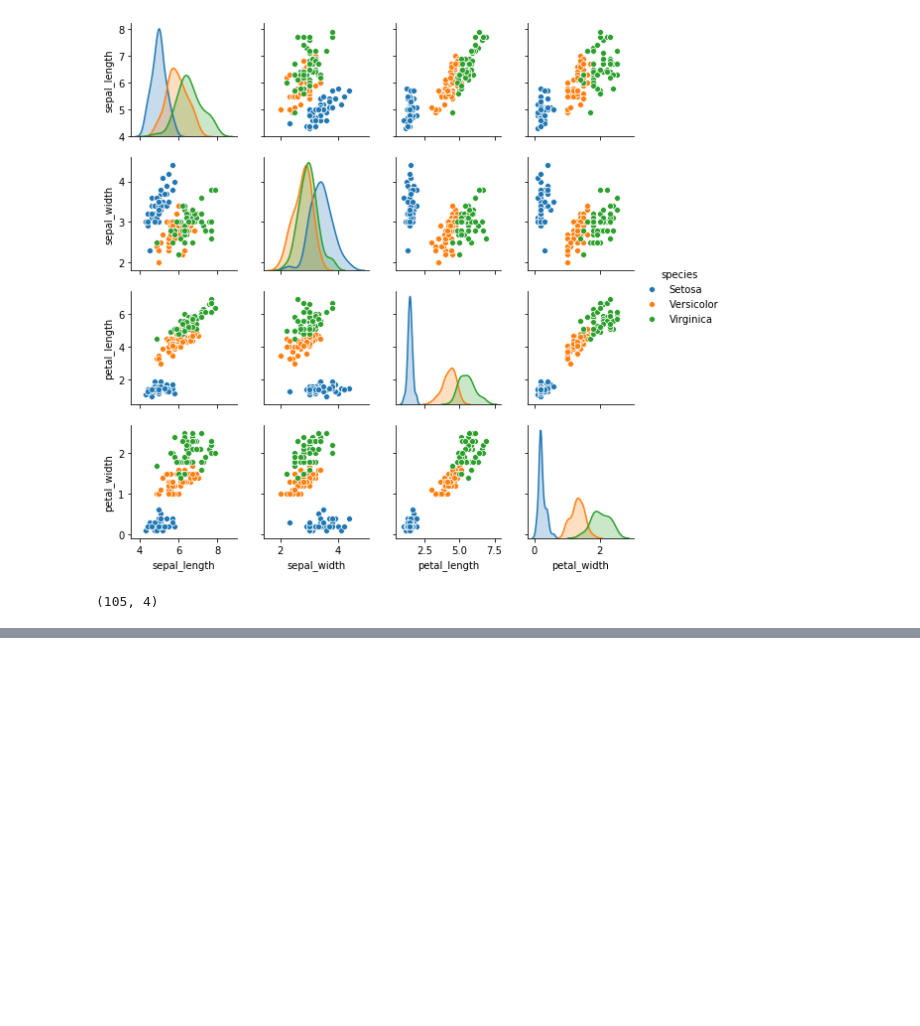
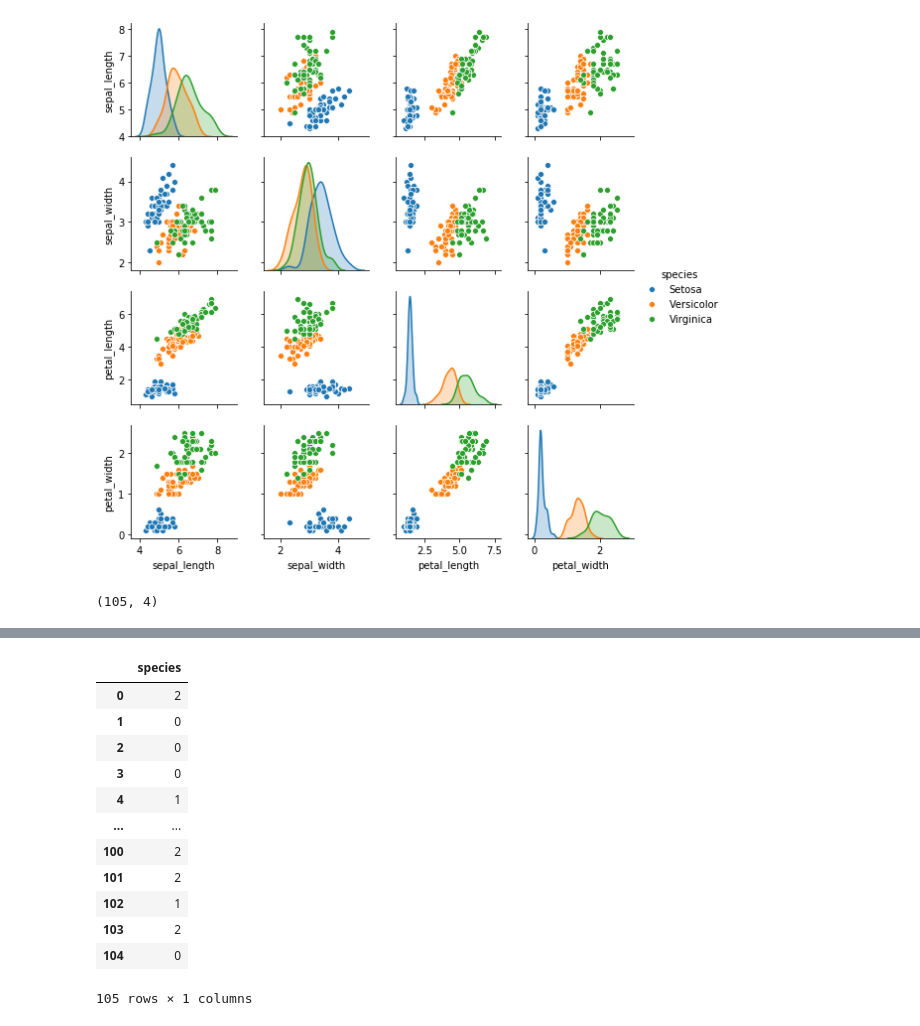
Before and after one commit to avhadutg/MLOP-s-POC-AWS, a Jupyter notebook: mainprogramfor3.ipynb, the cells around one changed output, grey strips where cells are left out. Saved outputs shown, nothing was run; the diff lists cells and outputs as text; code cells hidden in the pictures; blank space fills up the shorter version.

```diff
--- a/mainprogramfor3.ipynb
+++ b/mainprogramfor3.ipynb
@@ -145,0 +150,22 @@ Time taken: 0:00:00.859392
+# %%
+X1_train, X1_test,y1_train, y1_test  = train_test_split(fun,cls, test_size=0.3, random_state=1)
+
+X1_train=X1_train.reset_index(drop=True)
+X1_test=X1_test.reset_index(drop=True)
+y1_train=y1_train.reset_index(drop=True)
+y1_test=y1_test.reset_index(drop=True)
+y1_train
+# %% [output]
+|  | species |
+| 0 | 2 |
+| 1 | 0 |
+| 2 | 0 |
+| 3 | 0 |
+| 4 | 1 |
+| ... | ... |
+| 100 | 2 |
+| 101 | 2 |
+| 102 | 1 |
+| 103 | 2 |
+| 104 | 0 |
+105 rows × 1 columns
```
Also changed, not shown: parts of 17 cells of this notebook.
